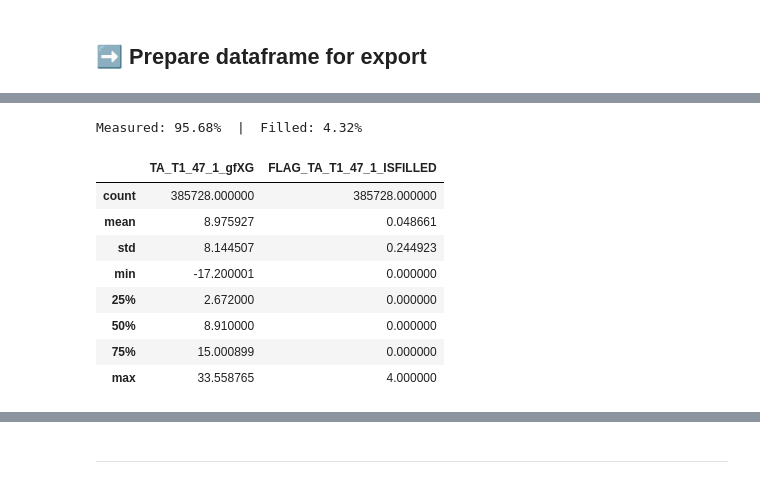
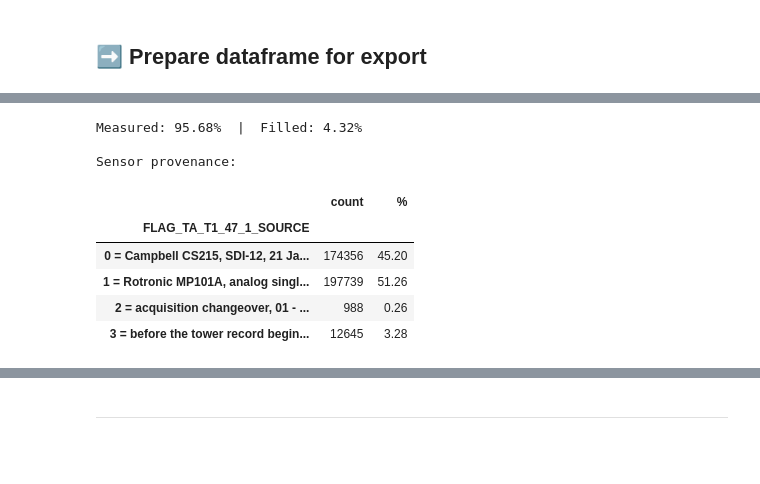
Before and after one commit to holukas/dataset_ch-lae_flux_product, a Jupyter notebook: workflow/10_METEO/30_PRODUCTS/02_METEO_TA_2004-2025.ipynb, the cells around one changed output, grey strips where cells are left out. Saved outputs shown, nothing was run; the diff lists cells and outputs as text; code cells hidden in the pictures; blank space fills up the shorter version.

```diff
--- a/workflow/10_METEO/30_PRODUCTS/02_METEO_TA_2004-2025.ipynb
+++ b/workflow/10_METEO/30_PRODUCTS/02_METEO_TA_2004-2025.ipynb
@@ -1061,0 +1844,4 @@ ta_late[[TARGET, gapfilled_eth_late.name]].describe()
+# %%
+for _key, _r in results.items():
+    print(f"{_key}: {_r['label']}")
+    display(_r['model'].results.feature_importances)
@@ -1092 +2008,15 @@ export_df
+# %%
+# The homogenised column: the pre-2016 era raised onto the level of the CS215 era by the offset
+# derived in the break section. The measured column is not touched beyond the NABEL reconstruction
+# above - a rescaling that overwrote it would leave no way to recover what the sensor reported.
+#
+# The offset is added to modelled records as well as to measured ones. That is valid because no
+# model spans the sensor change, so every filled record before the break sits on the MP101A era's
+# level - and because the records reconstructed from NABEL were fitted on that era's own
+# measurements. The audit below measures both, per year and per fill method.
+export_df[HOMOGCOL] = export_df[VALCOL] + np.where(export_df.index < BREAK, OFFSET, 0.0)
+export_df[SOURCECOL] = source_flag.reindex(export_df.index).astype(int)
+
+export_df = export_df[[VALCOL, FLAGCOL, HOMOGCOL, SOURCECOL]]
+export_df
 # %% [markdown]
@@ -1100,7 +2033,8 @@ from filled records. Flag `0` is measured, everything above `0` is filled by the
 # %%
 print(f"Records:         {len(export_df)}")
-print(f"Missing values:  {export_df[VALCOL].isnull().sum()}")
-print(f"Missing flags:   {export_df[FLAGCOL].isnull().sum()}")
+print(f"Missing values:  {export_df[VALCOL].isnull().sum()} ({VALCOL})")
+print(f"Missing values:  {export_df[HOMOGCOL].isnull().sum()} ({HOMOGCOL})")
+print(f"Missing flags:   {export_df[FLAGCOL].isnull().sum()} / {export_df[SOURCECOL].isnull().sum()}")
 print(f"Duplicate index: {export_df.index.duplicated().sum()}")
 print(f"Index gaps:      {(export_df.index.to_series().diff().dropna() != pd.Timedelta('30min')).sum()}")
 print(f"Min / max:       {export_df[VALCOL].min():.2f} / {export_df[VALCOL].max():.2f} degC")
@@ -1112,6 +2046,45 @@ display(pd.DataFrame({'count': _counts, '%': _pct.round(2)}).rename(index=FLAG_L
 print(f"Measured: {100 * (export_df[FLAGCOL] == 0).mean():.2f}%  |  "
       f"Filled: {100 * (export_df[FLAGCOL] > 0).mean():.2f}%")
 
+print("\nSensor provenance:")
+_sc = export_df[SOURCECOL].value_counts().sort_index()
+display(pd.DataFrame({'count': _sc, '%': (100 * _sc / len(export_df)).round(2)}
+                     ).rename(index=FLAG_SOURCE_LEGEND))
+
+# --- structural checks ------------------------------------------------------------------------
+assert export_df[VALCOL].notna().all() and export_df[HOMOGCOL].notna().all(), \
+    "a gap-filled column must not contain missing values"
+assert export_df[FLAGCOL].isin(FLAG_LEGEND).all(), "unknown code in the fill flag"
+assert export_df[SOURCECOL].isin(FLAG_SOURCE_LEGEND).all(), "unknown code in the source flag"
+
+# --- the homogenisation is exactly what it claims to be ---------------------------------------
+_delta = export_df[HOMOGCOL] - export_df[VALCOL]
+assert np.allclose(_delta[export_df.index < BREAK], OFFSET), \
+    "the pre-break era was not shifted by exactly the derived offset"
+assert np.allclose(_delta[export_df.index >= BREAK], 0.0), \
+    "the post-break era was modified, which the homogenisation must never do"
+assert (export_df.loc[export_df.index < BREAK, SOURCECOL] != SOURCE_CS215).all(), \
+    "a record before the break is flagged as the CS215 era"
+assert (export_df.loc[export_df.index >= BREAK, SOURCECOL] == SOURCE_CS215).all(), \
+    "a record after the break is not flagged as the CS215 era"
+
+# --- the correction removes the step it was derived to remove ---------------------------------
+# Re-derived here from the exported column against NABEL, not carried over from the section above,
+# so that a change anywhere between the two is caught.
+_audit = pd.concat([export_df[HOMOGCOL], export_df[VALCOL],
+                    ta_2004_2025['TA_NABEL_T1_49_1']], axis=1).dropna()
+_audit = _audit[NIGHT.reindex(_audit.index).fillna(False)]
+_before = _audit.loc[:LAST_BEFORE]
+_after = _audit.loc[BREAK:'2018']
+for _col, _label in [(VALCOL, 'measured   '), (HOMOGCOL, 'homogenised')]:
+    _step = ((_after[_col] - _after['TA_NABEL_T1_49_1']).mean()
+             - (_before[_col] - _before['TA_NABEL_T1_49_1']).mean())
+    print(f"\nNight-time step against NABEL, {_label}: {_step:+.3f} degC")
+    if _col == HOMOGCOL:
+        assert abs(_step) < 0.15, (
+            f"the homogenised column still steps by {_step:+.3f} degC at the break - the "
+            f"correction did not do what it was derived to do")
+
 export_df.describe()
 # %% [output]
 Records:         385728
@@ -1131,10 +2106,9 @@ Fill provenance:
 Measured: 95.68%  |  Filled: 4.32%
+
+Sensor provenance:
-|  | TA_T1_47_1_gfXG | FLAG_TA_T1_47_1_ISFILLED |
-| count | 385728.000000 | 385728.000000 |
-| mean | 8.975927 | 0.048661 |
-| std | 8.144507 | 0.244923 |
-| min | -17.200001 | 0.000000 |
-| 25% | 2.672000 | 0.000000 |
-| 50% | 8.910000 | 0.000000 |
-| 75% | 15.000899 | 0.000000 |
-| max | 33.558765 | 4.000000 |
+|  | count | % |
+| FLAG_TA_T1_47_1_SOURCE |  |  |
+| 0 = Campbell CS215, SDI-12, 21 Ja... | 174356 | 45.20 |
+| 1 = Rotronic MP101A, analog singl... | 197739 | 51.26 |
+| 2 = acquisition changeover, 01 - ... | 988 | 0.26 |
+| 3 = before the tower record begin... | 12645 | 3.28 |
```
Also changed, not shown: parts of 85 cells of this notebook.
